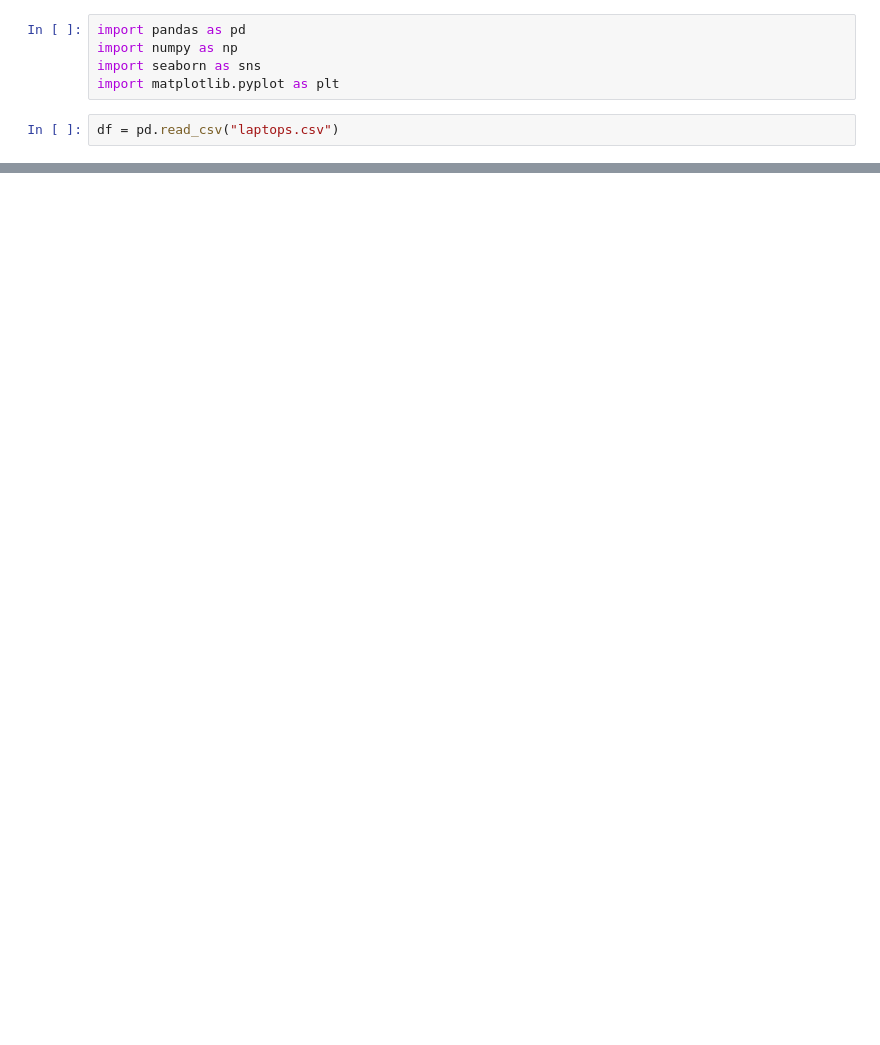
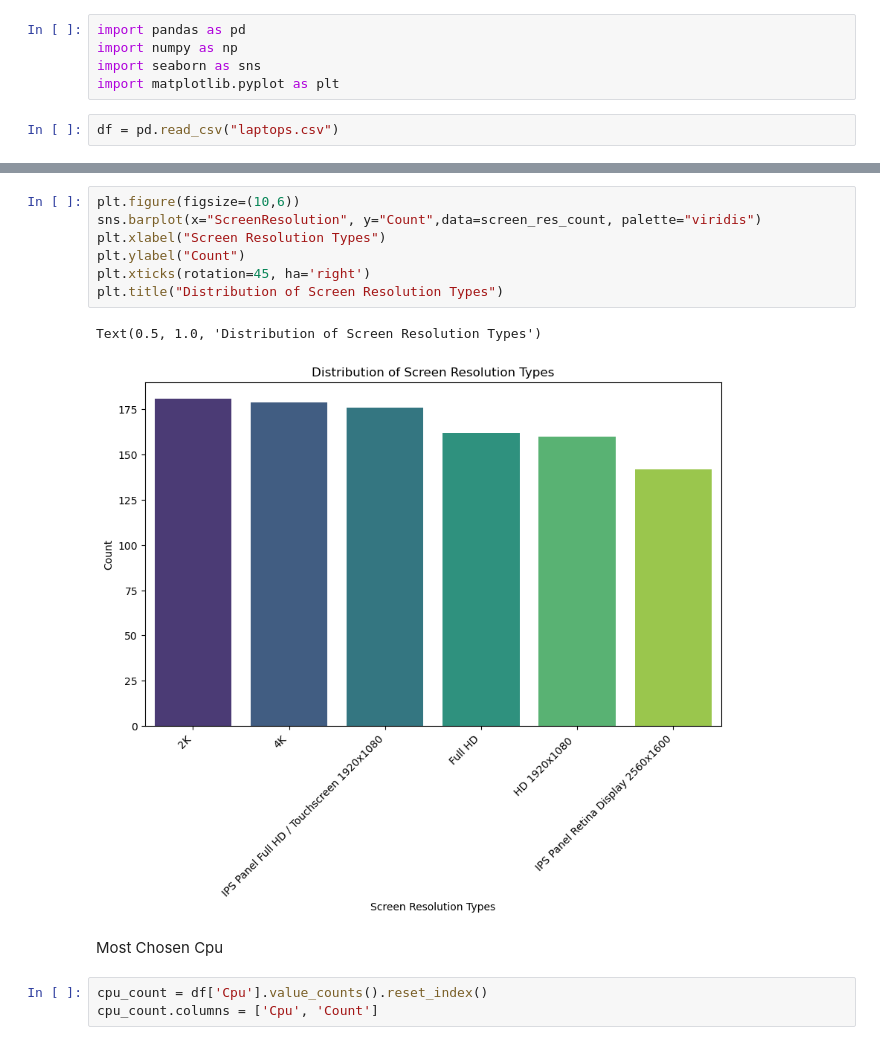
Before and after one commit to Kestrel86/laptopPriceEDA, a Jupyter notebook: laptopPriceEDA.ipynb, the cells around one changed output, grey strips where cells are left out. Cells and saved outputs as stored; diff of their text form; blank space fills up the shorter version.

```diff
--- a/laptopPriceEDA.ipynb
+++ b/laptopPriceEDA.ipynb
@@ -22,0 +123,15 @@ Index(['CompanyName', 'TypeOfLaptop', 'Inches', 'ScreenResolution', 'Cpu',
+# %%
+plt.figure(figsize=(10,6))
+sns.barplot(x="ScreenResolution", y="Count",data=screen_res_count, palette="viridis")
+plt.xlabel("Screen Resolution Types")
+plt.ylabel("Count")
+plt.xticks(rotation=45, ha='right')
+plt.title("Distribution of Screen Resolution Types")
+# %% [output]
+Text(0.5, 1.0, 'Distribution of Screen Resolution Types')
+[figure, added]
+# %% [markdown]
+Most Chosen Cpu
+# %%
+cpu_count = df['Cpu'].value_counts().reset_index()
+cpu_count.columns = ['Cpu', 'Count']
```
Also changed, not shown: parts of 25 cells of this notebook.
